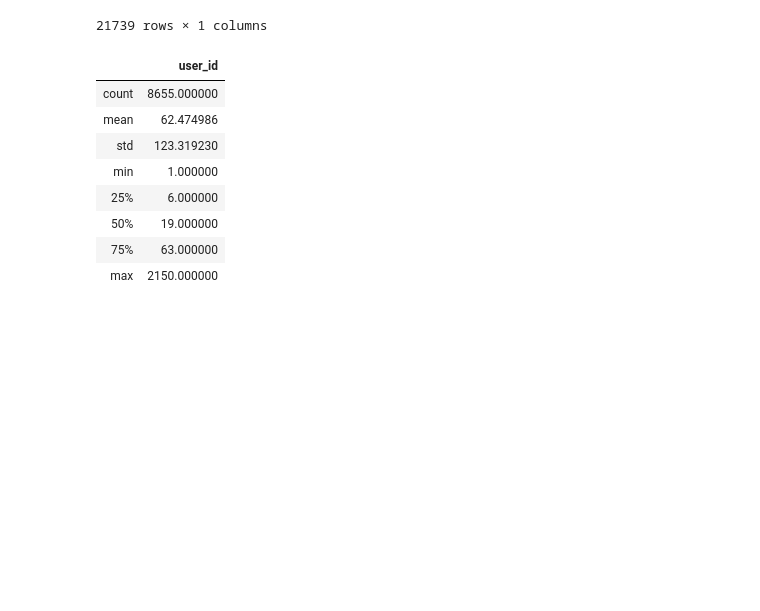
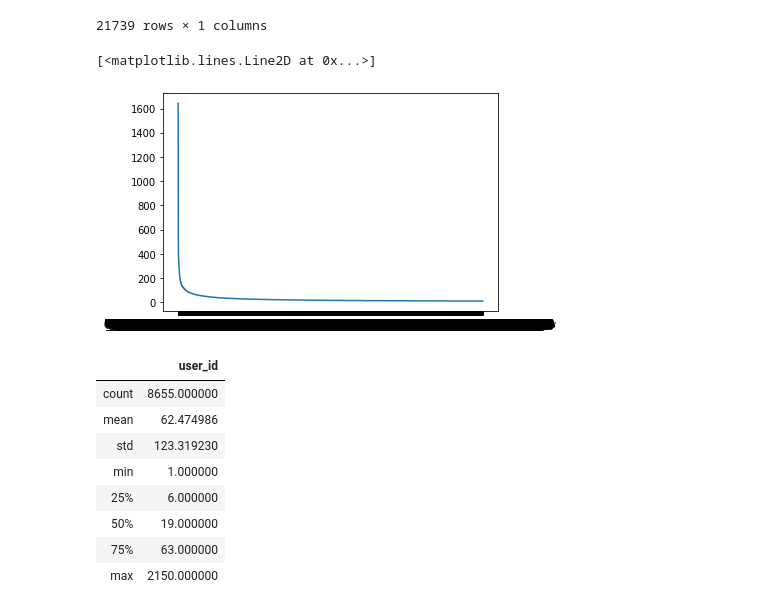
Before and after one commit to wonchankim97/Yelp-Recommender, a Jupyter notebook: EDA_KISOO.ipynb, the cells around one changed output. Saved outputs shown, nothing was run; the diff lists cells and outputs as text; code cells hidden in the pictures; blank space fills up the shorter version.

```diff
--- a/EDA_KISOO.ipynb
+++ b/EDA_KISOO.ipynb
@@ -872,6 +871,13 @@ review_restaurant.groupby('user_id').agg({'business_id':'count'}).sort_values('b
 | KlmcJu108l-GnMEhVhIqGw | 10 |
 | NAZzgDkNIL_DpHg6xu9APQ | 10 |
 21739 rows × 1 columns
+# %%
+qq = review_restaurant.groupby('user_id').agg({'business_id':'count'}).sort_values('business_id',ascending=False)[:21739].reset_index()
+# %%
+plt.plot(qq['user_id'],qq['business_id'])
+# %% [output]
+[<matplotlib.lines.Line2D at 0x...>]
+[figure, added]
 # %%
 # select user by restaurant_count
 user_index = review_restaurant.groupby('user_id').agg({'business_id':'count'}).sort_values('business_id',ascending=False)[:21739].index
```
Also changed, not shown: parts of 3 cells of this notebook, 1 other file.
